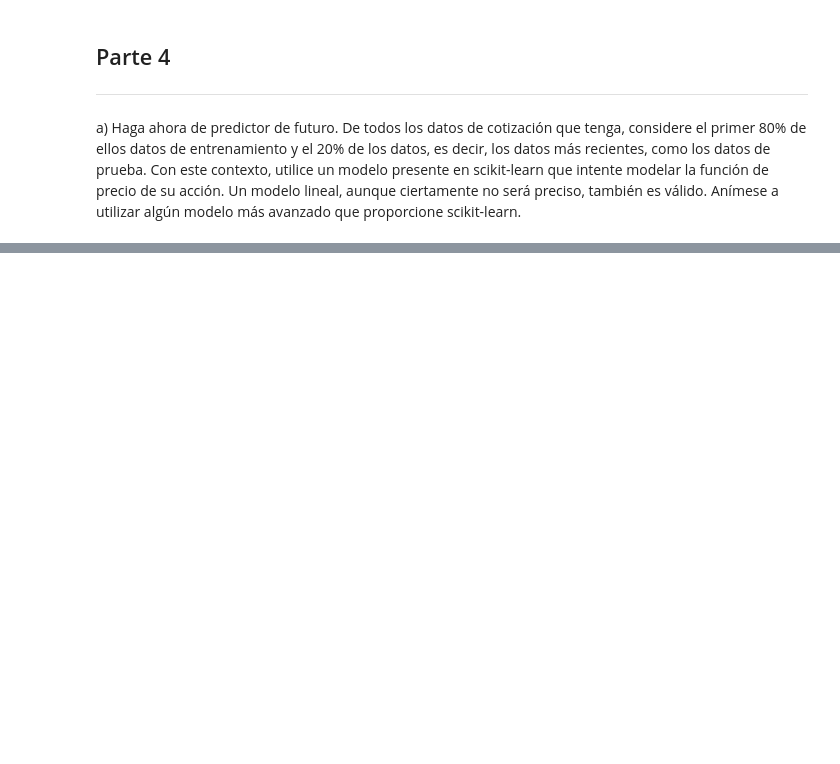
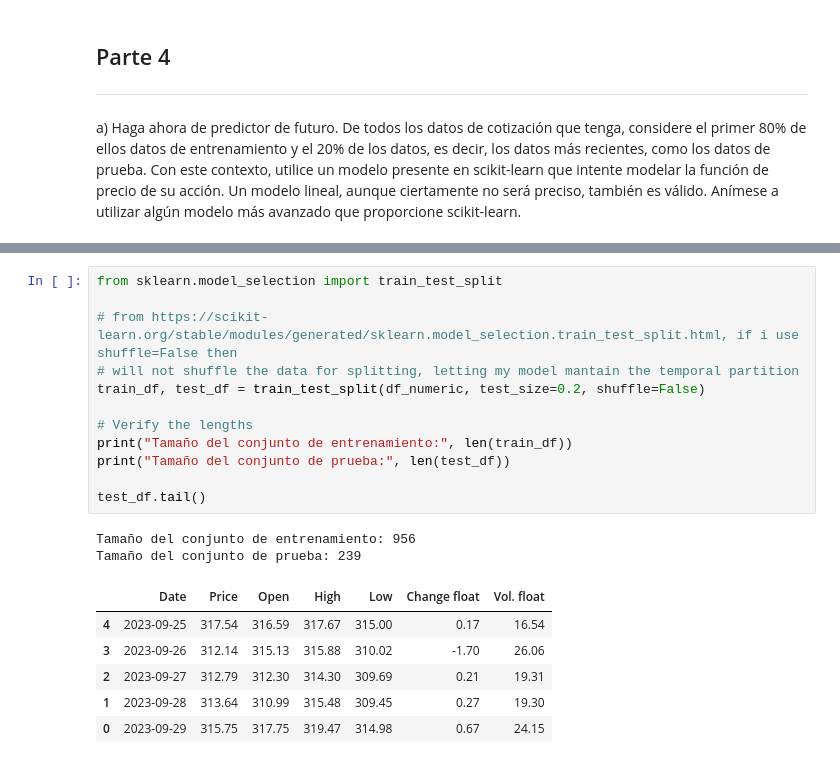
Before and after one commit to Carlosbil/Invest_basic_predictor, a Jupyter notebook: 20231204CBLCarlosBilbaoLara2002python.ipynb, the cells around one changed output, grey strips where cells are left out. Saved outputs shown, nothing was run; the diff lists cells and outputs as text; blank space fills up the shorter version.

```diff
--- a/20231204CBLCarlosBilbaoLara2002python.ipynb
+++ b/20231204CBLCarlosBilbaoLara2002python.ipynb
@@ -514,0 +536,21 @@ Name: Change float, dtype: float64
+# %%
+from sklearn.model_selection import train_test_split
+
+# from https://scikit-learn.org/stable/modules/generated/sklearn.model_selection.train_test_split.html, if i use shuffle=False then
+# will not shuffle the data for splitting, letting my model mantain the temporal partition
+train_df, test_df = train_test_split(df_numeric, test_size=0.2, shuffle=False)
+
+# Verify the lengths
+print("Tamaño del conjunto de entrenamiento:", len(train_df))
+print("Tamaño del conjunto de prueba:", len(test_df))
+
+test_df.tail()
+# %% [output]
+Tamaño del conjunto de entrenamiento: 956
+Tamaño del conjunto de prueba: 239
+|  | Date | Price | Open | High | Low | Change float | Vol. float |
+| 4 | 2023-09-25 | 317.54 | 316.59 | 317.67 | 315.00 | 0.17 | 16.54 |
+| 3 | 2023-09-26 | 312.14 | 315.13 | 315.88 | 310.02 | -1.70 | 26.06 |
+| 2 | 2023-09-27 | 312.79 | 312.30 | 314.30 | 309.69 | 0.21 | 19.31 |
+| 1 | 2023-09-28 | 313.64 | 310.99 | 315.48 | 309.45 | 0.27 | 19.30 |
+| 0 | 2023-09-29 | 315.75 | 317.75 | 319.47 | 314.98 | 0.67 | 24.15 |
```
Also changed, not shown: parts of 4 cells of this notebook.
